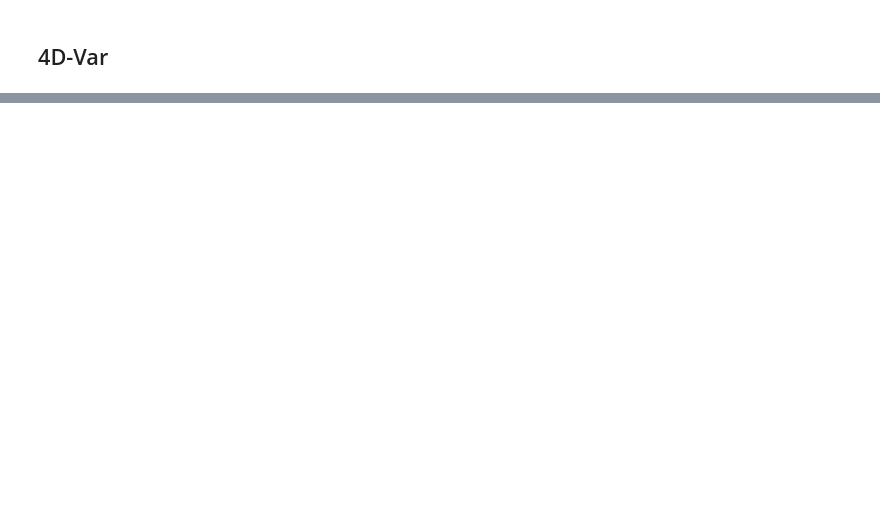
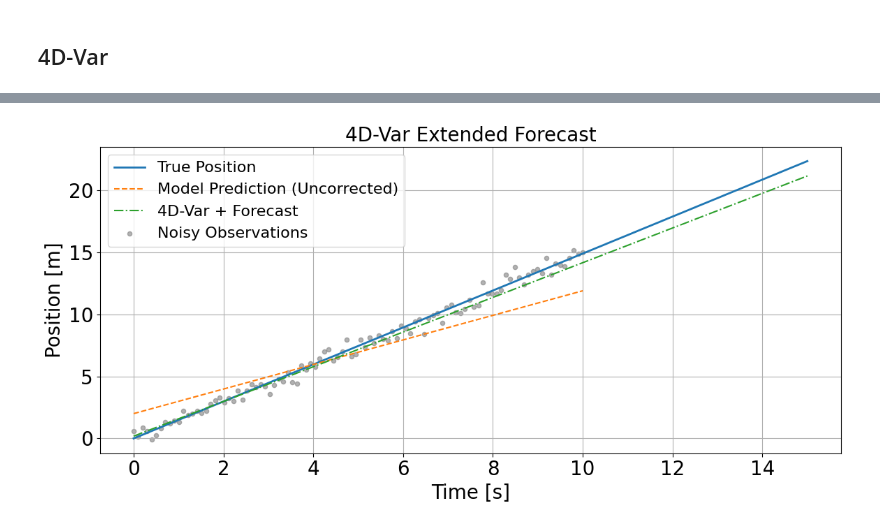
Before and after one commit to angelgvillatoro/bullville_M1, a Jupyter notebook: smart_sensing/car_position_DA.ipynb, the cells around one changed output, grey strips where cells are left out. Cells and saved outputs as stored; diff of their text form; code cells hidden in the pictures; blank space fills up the shorter version.

```diff
--- a/smart_sensing/car_position_DA.ipynb
+++ b/smart_sensing/car_position_DA.ipynb
@@ -522,0 +504,66 @@ plt.show()
+# %%
+# Parámetros
+dt = 0.1
+T = 10
+steps = int(T / dt)
+extra_steps = 50  # Número de pasos adicionales tras la asimilación
+
+# Covarianzas
+B = np.diag([1.0, 1.0])
+R = np.array([[pos_noise_std**2]])
+H = np.array([[1, 0]])
+
+# Modelo lineal
+F = np.array([[1, dt], [0, 1]])
+def model_propagate(x0, steps_total, F):
+    traj = np.zeros((steps_total, 2))
+    traj[0] = x0
+    for k in range(1, steps_total):
+        traj[k] = F @ traj[k-1]
+    return traj
+
+# Función de coste 4D-Var
+def J(x0, window):
+    x0 = np.array(x0)
+    traj = model_propagate(x0, window, F)
+    innov = y_obs[:window] - traj[:, 0]
+    obs_term = np.sum((innov**2) / R[0, 0])
+    back_term = (x0 - x_model[0]).T @ np.linalg.inv(B) @ (x0 - x_model[0])
+    return 0.5 * (obs_term + back_term)
+
+# Longitud de la ventana
+window = 25
+
+# Optimización
+res = minimize(J, x0=np.array([2.0, 1.0]), args=(window,), method='L-BFGS-B')
+x0_opt = res.x
+
+# Trayectoria extendida
+total_steps = steps + extra_steps
+x_4dvar_extended = model_propagate(x0_opt, total_steps, F)
+
+# Extender también la posición verdadera
+x_true_extended = np.zeros((total_steps, 2))
+x_true_extended[:steps] = x_true
+for k in range(steps, total_steps):
+    x_true_extended[k, 0] = x_true_extended[k-1, 0] + dt * x_true_extended[k-1, 1]
+    x_true_extended[k, 1] = x_true_extended[k-1, 1]
+
+# Eje temporal extendido
+time_extended = np.linspace(0, T + extra_steps * dt, total_steps)
+
+# Plot
+plt.figure(figsize=(12, 6))
+plt.plot(time_extended, x_true_extended[:, 0], label='True Position', linewidth=2)
+plt.plot(time, x_model[:, 0], label='Model Prediction (Uncorrected)', linestyle='--')
+plt.plot(time_extended, x_4dvar_extended[:, 0], label='4D-Var + Forecast', linestyle='-.')
+plt.scatter(time, y_obs, label='Noisy Observations', color='gray', s=20, alpha=0.6)
+plt.xlabel('Time [s]', fontsize=20)
+plt.ylabel('Position [m]', fontsize=20)
+plt.title('4D-Var Extended Forecast', fontsize=20)
+plt.legend(fontsize=16)
+plt.grid(True)
+plt.tight_layout()
+plt.show()
+# %% [output]
+[figure, added]
```
Also changed, not shown: parts of 4 cells of this notebook, 2 other files.
